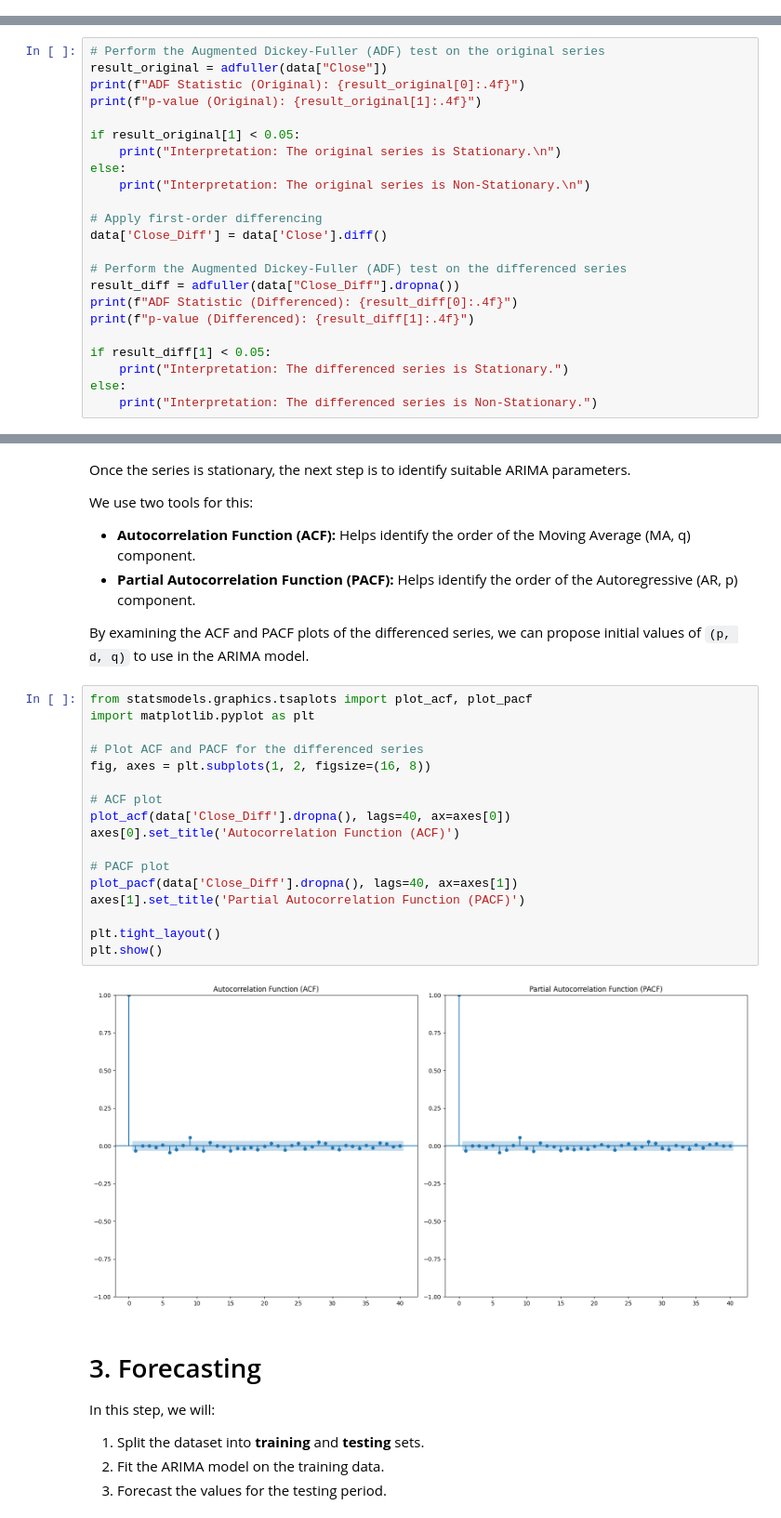
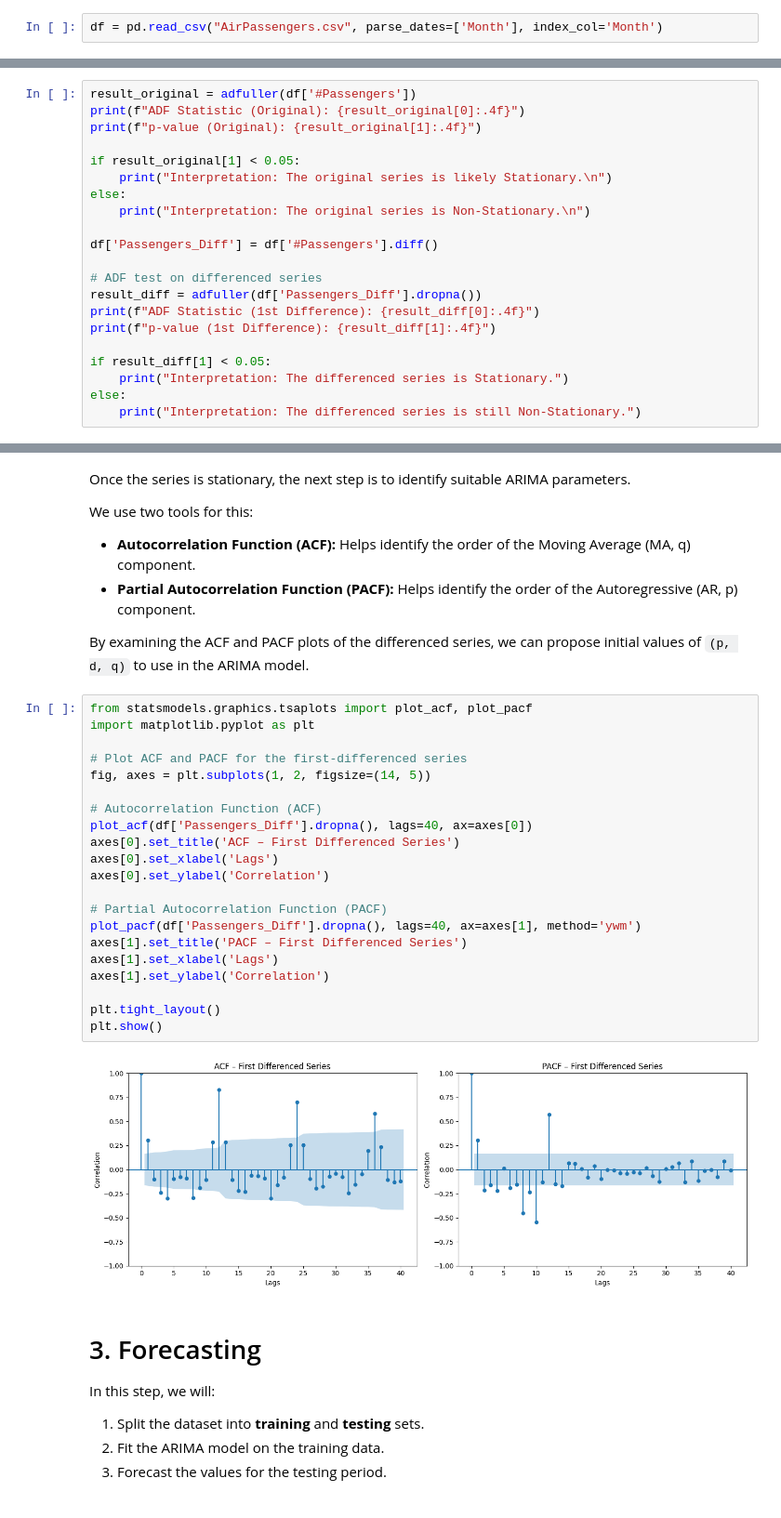
Before and after one commit to sgulyano/mat202, a Jupyter notebook: lab2.ipynb, the cells around one changed output, grey strips where cells are left out. Shown: that part at 93% size. Cells and saved outputs as stored; diff of their text form.

```diff
--- a/lab2.ipynb
+++ b/lab2.ipynb
@@ -56 +52,3 @@ data.sort_index(inplace=True)
+# %%
+df = pd.read_csv("AirPassengers.csv", parse_dates=['Month'], index_col='Month')
 # %%
@@ -108,24 +90,22 @@ An ARIMA model requires the input time series to be *stationary* (constant mean
 # %%
-# Perform the Augmented Dickey-Fuller (ADF) test on the original series
-result_original = adfuller(data["Close"])
+result_original = adfuller(df['#Passengers'])
 print(f"ADF Statistic (Original): {result_original[0]:.4f}")
 print(f"p-value (Original): {result_original[1]:.4f}")
 
 if result_original[1] < 0.05:
-    print("Interpretation: The original series is Stationary.\n")
+    print("Interpretation: The original series is likely Stationary.\n")
 else:
     print("Interpretation: The original series is Non-Stationary.\n")
 
-# Apply first-order differencing
-data['Close_Diff'] = data['Close'].diff()
+df['Passengers_Diff'] = df['#Passengers'].diff()
 
-# Perform the Augmented Dickey-Fuller (ADF) test on the differenced series
-result_diff = adfuller(data["Close_Diff"].dropna())
-print(f"ADF Statistic (Differenced): {result_diff[0]:.4f}")
-print(f"p-value (Differenced): {result_diff[1]:.4f}")
+# ADF test on differenced series
+result_diff = adfuller(df['Passengers_Diff'].dropna())
+print(f"ADF Statistic (1st Difference): {result_diff[0]:.4f}")
+print(f"p-value (1st Difference): {result_diff[1]:.4f}")
 
 if result_diff[1] < 0.05:
     print("Interpretation: The differenced series is Stationary.")
 else:
-    print("Interpretation: The differenced series is Non-Stationary.")
+    print("Interpretation: The differenced series is still Non-Stationary.")
 # %% [output]
@@ -159,22 +139,26 @@ By examining the ACF and PACF plots of the differenced series, we can propose in
 # %%
 from statsmodels.graphics.tsaplots import plot_acf, plot_pacf
 import matplotlib.pyplot as plt
 
-# Plot ACF and PACF for the differenced series
-fig, axes = plt.subplots(1, 2, figsize=(16, 8))
+# Plot ACF and PACF for the first-differenced series
+fig, axes = plt.subplots(1, 2, figsize=(14, 5))
 
-# ACF plot
-plot_acf(data['Close_Diff'].dropna(), lags=40, ax=axes[0])
-axes[0].set_title('Autocorrelation Function (ACF)')
+# Autocorrelation Function (ACF)
+plot_acf(df['Passengers_Diff'].dropna(), lags=40, ax=axes[0])
+axes[0].set_title('ACF – First Differenced Series')
+axes[0].set_xlabel('Lags')
+axes[0].set_ylabel('Correlation')
 
-# PACF plot
-plot_pacf(data['Close_Diff'].dropna(), lags=40, ax=axes[1])
-axes[1].set_title('Partial Autocorrelation Function (PACF)')
+# Partial Autocorrelation Function (PACF)
+plot_pacf(df['Passengers_Diff'].dropna(), lags=40, ax=axes[1], method='ywm')
+axes[1].set_title('PACF – First Differenced Series')
+axes[1].set_xlabel('Lags')
+axes[1].set_ylabel('Correlation')
 
 plt.tight_layout()
 plt.show()
 # %% [output]
-[figure, old version]
+[figure, new version]
 # %% [markdown]
 # 3. Forecasting
 
```
Also changed, not shown: parts of 18 cells of this notebook.
